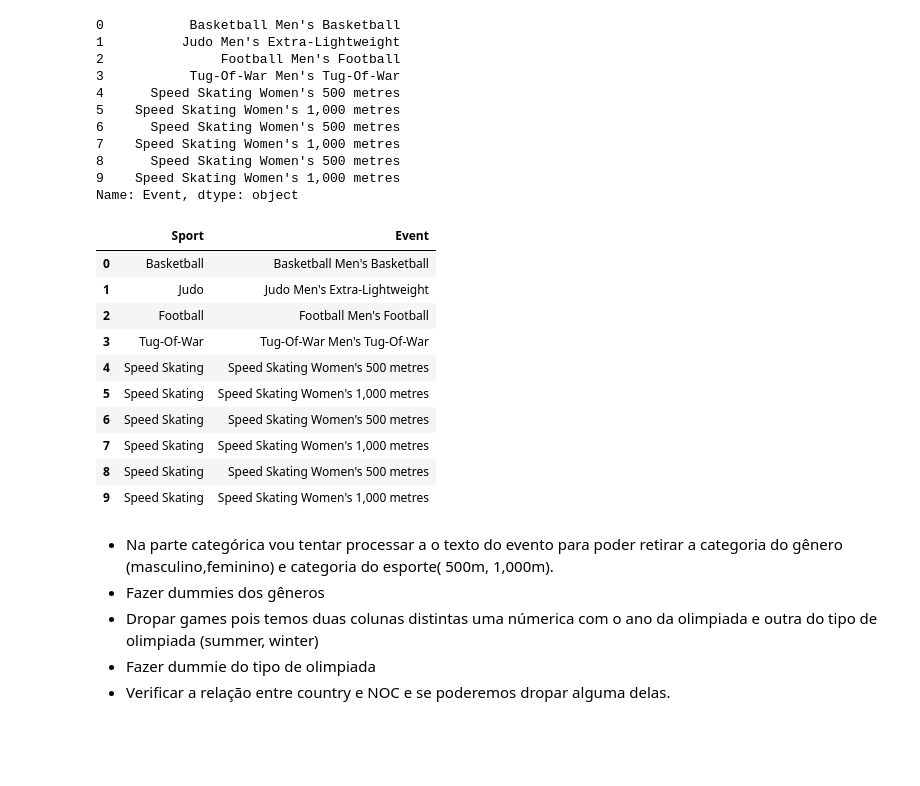
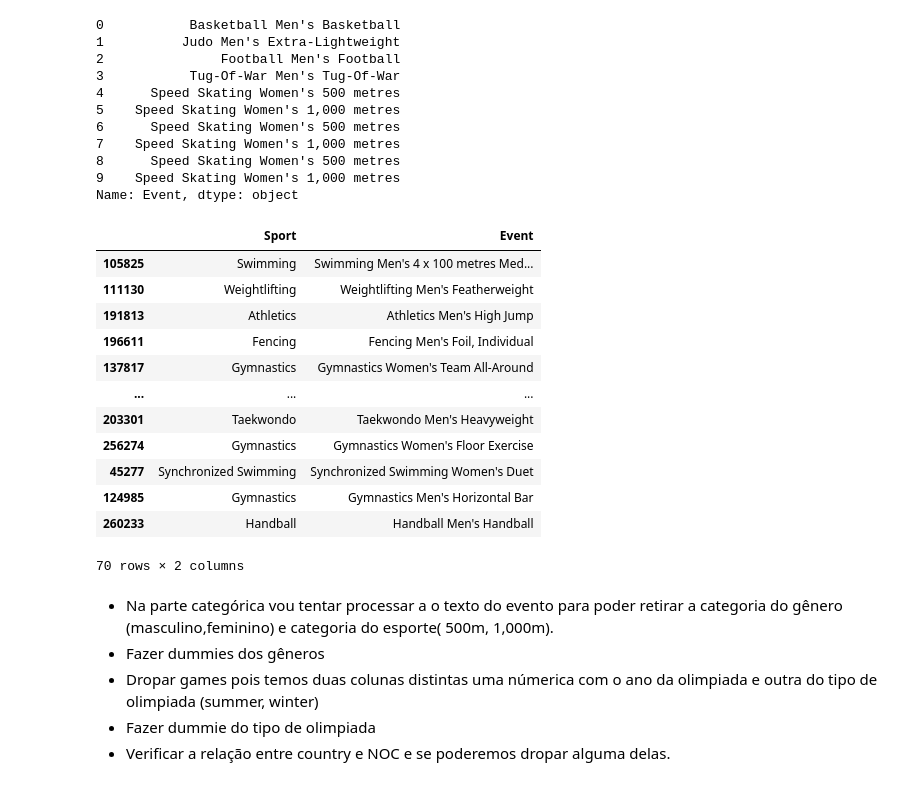
Before and after one commit to IanPerigoVianna/olimpcs, a Jupyter notebook: olympics.ipynb, the cells around one changed output. Saved outputs shown, nothing was run; the diff lists cells and outputs as text; code cells hidden in the pictures; blank space fills up the shorter version.

```diff
--- a/olympics.ipynb
+++ b/olympics.ipynb
@@ -74,19 +72,21 @@ categoric['Event'].head(10)
 9    Speed Skating Women's 1,000 metres
 Name: Event, dtype: object
 # %%
-categoric[['Sport','Event']].head(10)
+categoric[['Sport','Event']].sample(70)
 # %% [output]
 |  | Sport | Event |
-| 0 | Basketball | Basketball Men's Basketball |
-| 1 | Judo | Judo Men's Extra-Lightweight |
-| 2 | Football | Football Men's Football |
-| 3 | Tug-Of-War | Tug-Of-War Men's Tug-Of-War |
-| 4 | Speed Skating | Speed Skating Women's 500 metres |
-| 5 | Speed Skating | Speed Skating Women's 1,000 metres |
-| 6 | Speed Skating | Speed Skating Women's 500 metres |
-| 7 | Speed Skating | Speed Skating Women's 1,000 metres |
-| 8 | Speed Skating | Speed Skating Women's 500 metres |
-| 9 | Speed Skating | Speed Skating Women's 1,000 metres |
+| 105825 | Swimming | Swimming Men's 4 x 100 metres Med... |
+| 111130 | Weightlifting | Weightlifting Men's Featherweight |
+| 191813 | Athletics | Athletics Men's High Jump |
+| 196611 | Fencing | Fencing Men's Foil, Individual |
+| 137817 | Gymnastics | Gymnastics Women's Team All-Around |
+| ... | ... | ... |
+| 203301 | Taekwondo | Taekwondo Men's Heavyweight |
+| 256274 | Gymnastics | Gymnastics Women's Floor Exercise |
+| 45277 | Synchronized Swimming | Synchronized Swimming Women's Duet |
+| 124985 | Gymnastics | Gymnastics Men's Horizontal Bar |
+| 260233 | Handball | Handball Men's Handball |
+70 rows × 2 columns
 # %% [markdown]
 - Na parte categórica vou tentar processar a o texto do evento para poder retirar a categoria do gênero (masculino,feminino) e categoria do esporte( 500m, 1,000m).
 - Fazer dummies dos gêneros
```
Also changed, not shown: parts of 27 cells of this notebook.
